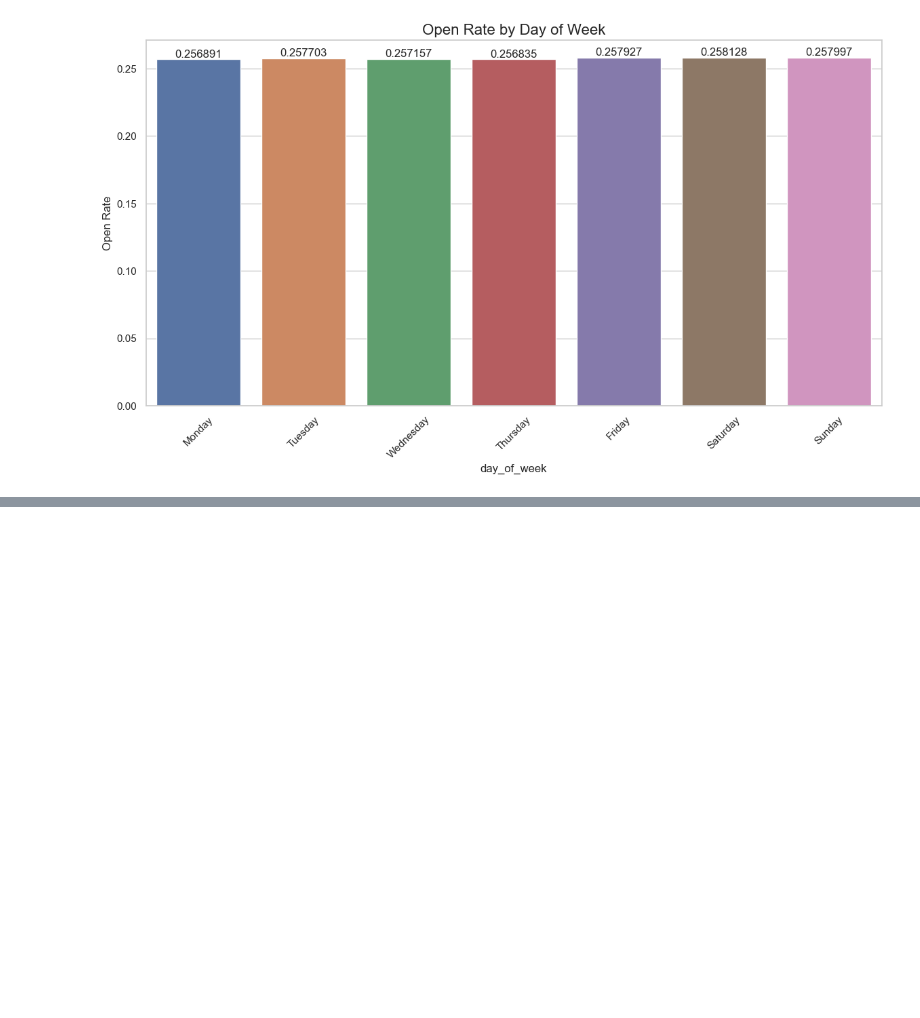
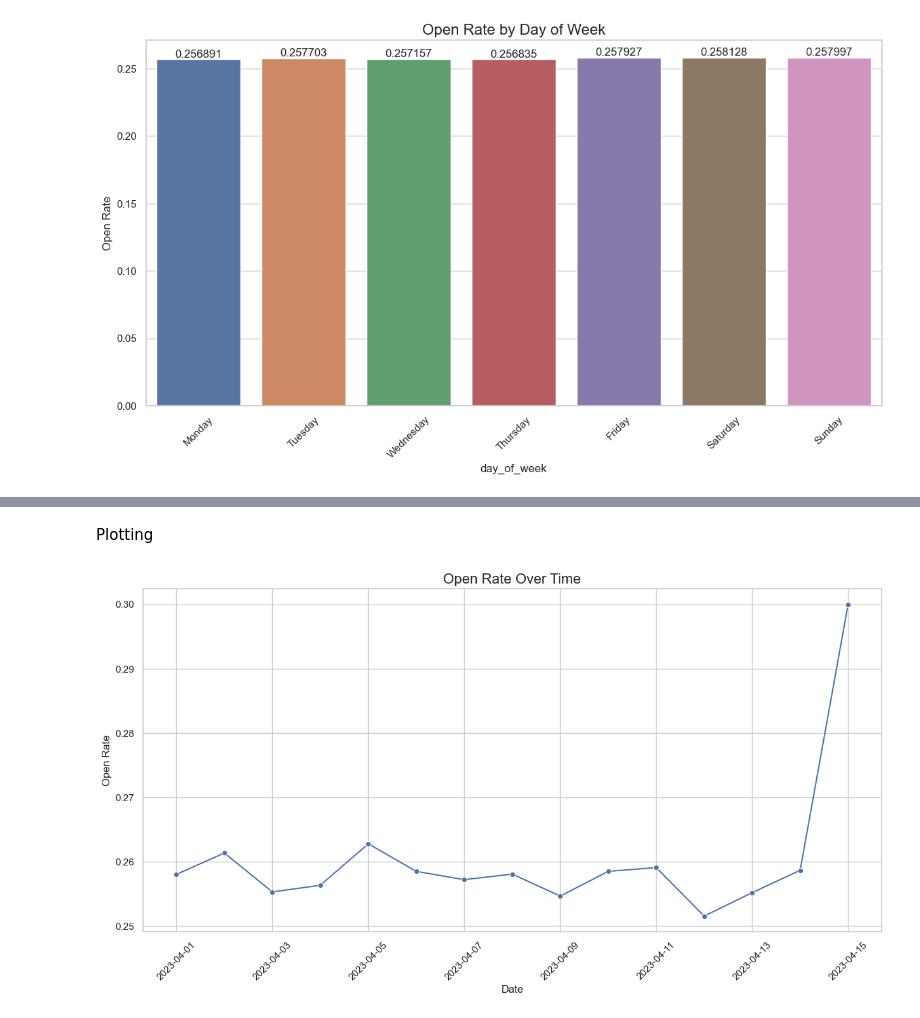
Before and after one commit to AdnanRahmanpoor/email_ab_testing_project, a Jupyter notebook: notebooks/02_eda.ipynb, the cells around one changed output, grey strips where cells are left out. Saved outputs shown, nothing was run; the diff lists cells and outputs as text; code cells hidden in the pictures; blank space fills up the shorter version.

Commit message:
EDA - content layout, daily trend, user segment analysis

```diff
--- a/notebooks/02_eda.ipynb
+++ b/notebooks/02_eda.ipynb
@@ -316,0 +323,14 @@ plt.show()
+# %%
+# Time series trend
+daily_metrics = df.groupby('date').agg({
+    'user_id': 'count',
+    'open': 'mean',
+    'click': lambda x: x.sum() / len(x),
+    'convert': lambda x: x.sum() / len(x)
+}).reset_index()
+
+daily_metrics.columns = ['date', 'count', 'open_rate', 'click_rate', 'conversion_rate']
+daily_metrics.to_csv(f"{output_dir}/daily_metrics.csv", index=False)
+
+print("Daily Metrics:")
+daily_metrics
@@ -316,0 +355,13 @@ plt.show()
+# %% [markdown]
+Plotting
+# %%
+plt.figure(figsize=(15, 7))
+sns.lineplot(data=daily_metrics, x='date', y='open_rate', marker='o')
+plt.title('Open Rate Over Time', fontsize=16)
+plt.ylabel('Open Rate')
+plt.xlabel('Date')
+plt.xticks(rotation=45)
+plt.savefig(f"{output_dir}/daily_open_rates.png", dpi=300, bbox_inches='tight')
+plt.show()
+# %% [output]
+[figure, added]
```
Also changed, not shown: parts of 11 cells of this notebook, 6 other files.
